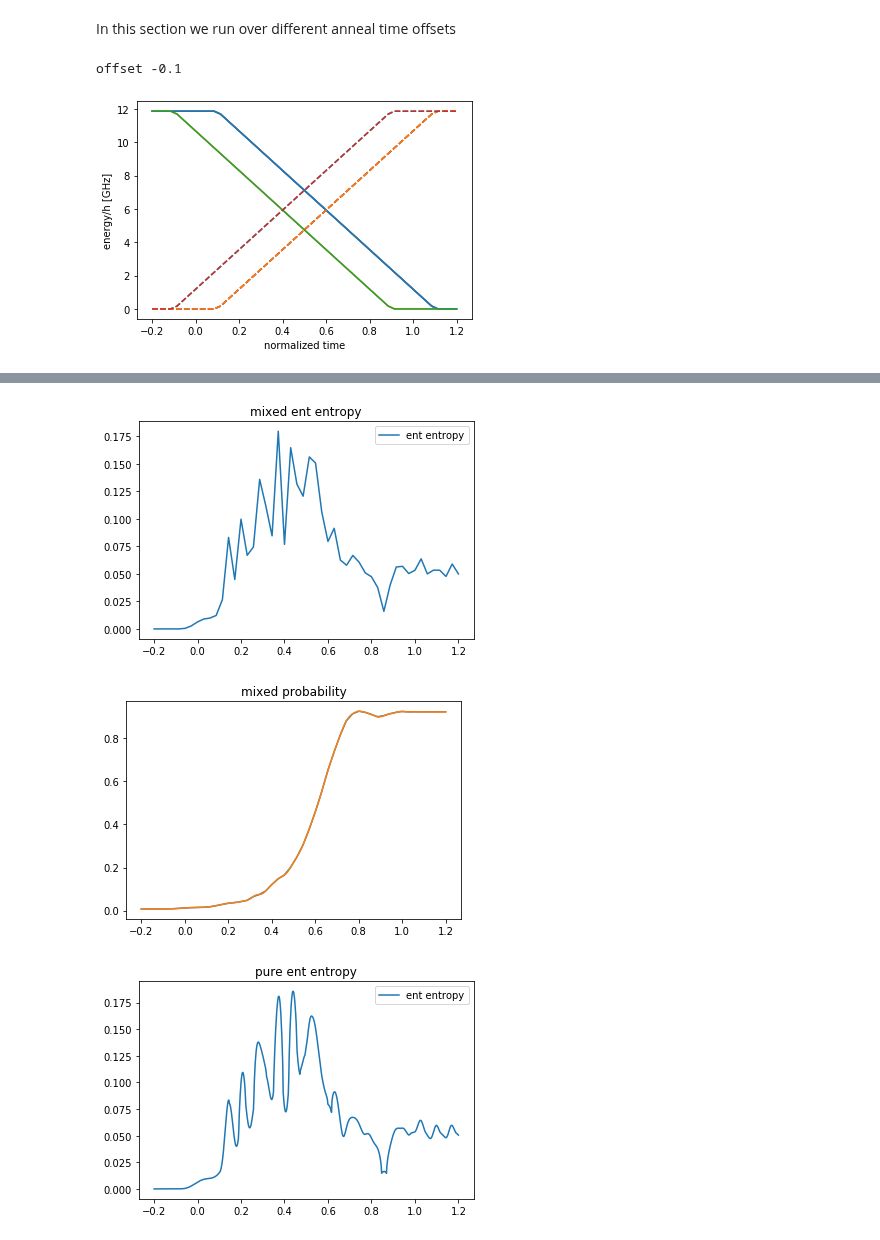
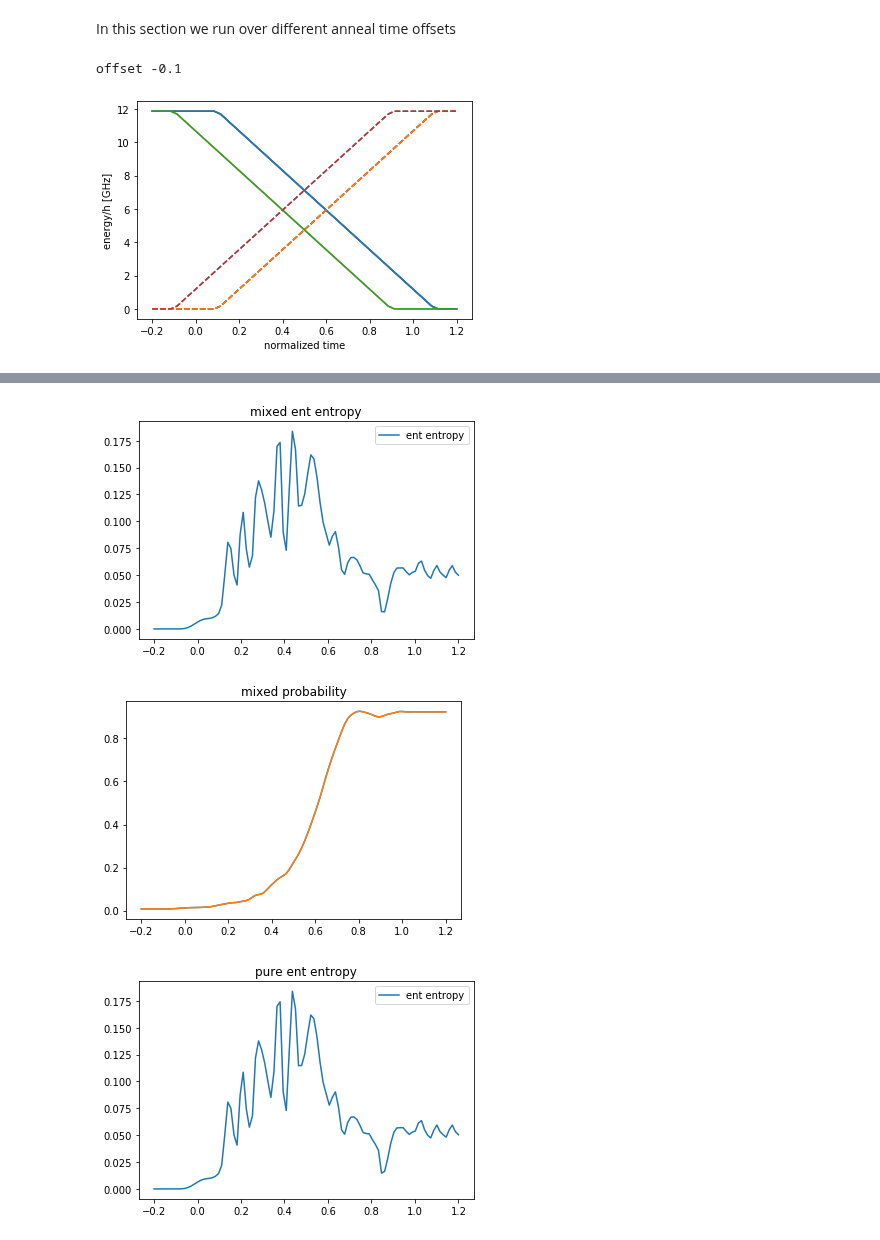
Before and after one commit to cchang5/quantum_linear_programming, a Jupyter notebook: notebooks/tdse_notebook.ipynb, the cells around one changed output, grey strips where cells are left out. Drawn from its saved outputs; the diff is of its cells as text; code cells hidden in the pictures.

Commit message:
pure and mixed both write into db. solver returns 100 time steps only for both

```diff
--- a/notebooks/tdse_notebook.ipynb
+++ b/notebooks/tdse_notebook.ipynb
@@ -200,6 +200,7 @@ for offset_min in offset_min_list:
             indicesA=indicesA,
         ).first()
         if not query:
+            print("mixed measurement not in db")
             # initial density matrix
             rho = tdse.init_densitymatrix(temp, initial_wavefunction, debug=debug)
 
@@ -247,7 +248,7 @@ for offset_min in offset_min_list:
                 indicesA=indicesA,
                 entropy=alls,
             )
-        print(query.prob)
+        print(len(query.time))
         # plot entropy
         plt.figure("mixed entropy")
         plt.plot(query.time, query.entropy)
@@ -265,37 +266,66 @@ for offset_min in offset_min_list:
     ############################################################
 
     if pure_tdse:
-        # Initial wavefunction
-        y1 = tdse.init_wavefunction(initial_wavefunction)
+        wave_params = dict()
+        wave_params["type"] = "pure"
+        wave_params["temp"] = 0
+        wave_params["initial_wavefunction"] = initial_wavefunction
+        query = Tdse.objects.filter(
+            graph__tag=graph_params["tag"],
+            offset__contains=convert_params(offset_params),
+            ising__contains=convert_params(ising_params),
+            solver__contains=solver_params,
+            wave__contains=wave_params,
+            nA=nA,
+            indicesA=indicesA,
+        ).first()
+        if not query:
+            print("pure measurement not in db")
+            # Initial wavefunction
+            y1 = tdse.init_wavefunction(initial_wavefunction)
 
-        # solve
-        sol = tdse.solve_pure(y1, ngrid=2, debug=debug)
+            # solve
+            sol = tdse.solve_pure(y1, ngrid=2, debug=debug)
 
-        # get ground state degeneracy
-        ground_state_idx, energy, eigv = tdse.ground_state_degeneracy(
-            tdse.IsingH, degeneracy_tol, debug=debug
-        )
+            # get ground state degeneracy
+            ground_state_idx, energy, eigv = tdse.ground_state_degeneracy(
+                tdse.IsingH, degeneracy_tol, debug=debug
+            )
 
-        # calculate probability overlap with Ising ground state
-        prob = [tdse.calculate_overlap(eigv, sol.y[:, i], ground_state_idx) for i in range(sol.t.size)]
-        plt.plot(sol.t, prob) # plot prob
+            # calculate probability overlap with Ising ground state
+            prob = [tdse.calculate_overlap(eigv, sol.y[:, i], ground_state_idx) for i in range(sol.t.size)]
+            plt.plot(sol.t, prob) # plot prob
 
-        # calculate entropy
-        alls = np.asarray(
-                [
-                    tdse.ent_entropy(np.kron(sol.y[:, i], np.conj(sol.y[:, i])), nA, indicesA, reg)
-                    for i in range(sol.t.size)
-                ]
-            ).real
-
+            # calculate entropy
+            alls = np.asarray(
+                    [
+                        tdse.ent_entropy(np.kron(sol.y[:, i], np.conj(sol.y[:, i])), nA, indicesA, reg)
+                        for i in range(sol.t.size)
+                    ]
+                ).real
+            query = tdse.summary(
+                graph_params=graph_params,
+                penalty=penalty,
+                ising_params=ising_params,
+                offset_params=offset_params,
+                solver_params=solver_params,
+                wave_params=wave_params,
+                instance=tdse,
+                time=sol.t,
+                probability=prob,
+                nA=nA,
+                indicesA=indicesA,
+                entropy=alls,
+            )
+        print(len(query.time))
         # plot entropy
         plt.figure("pure entropy")
-        plt.plot(sol.t, alls)
+        plt.plot(query.time, query.entropy)
         plt.legend(["ent entropy"])
         plt.title("pure ent entropy")
         # plot overlap with Ising g.s.
         plt.figure("pure probability")
-        plt.plot(sol.t, prob)
+        plt.plot(query.time, query.prob)
         plt.title("pure probability")
 
     """Runtime of code per loop"""
@@ -309,6 +343,6 @@ Final Prob: 0.9235337376128503
-[figure, old version]
+[figure, new version]
 [figure]
-[figure, old version]
+[figure, new version]
 [figure]
 # %%
 result = dict()
```
Also changed, not shown: parts of 1 cell of this notebook, 1 other file.
